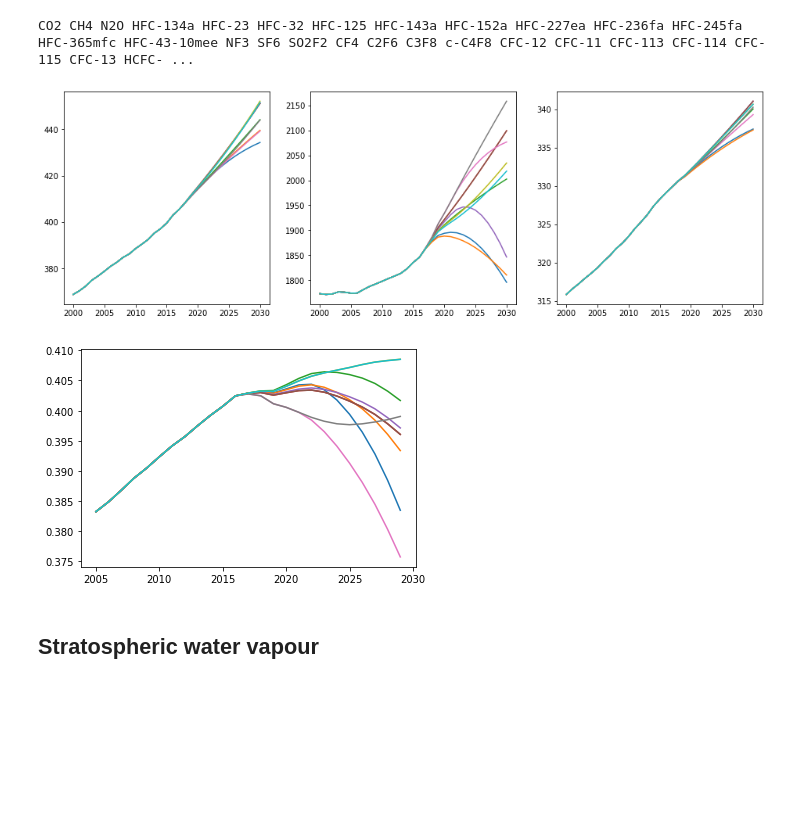
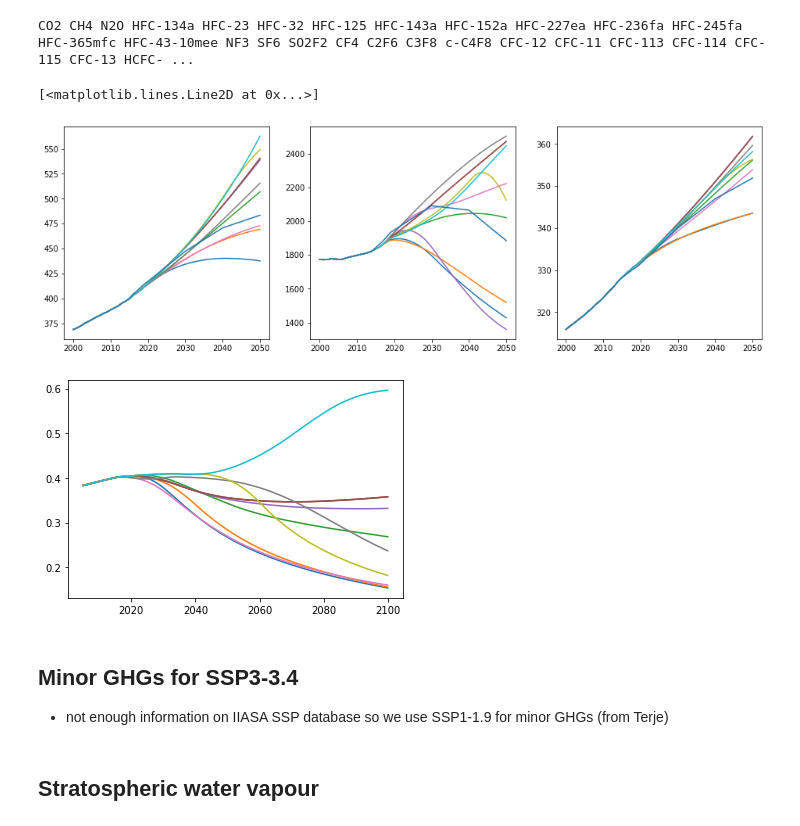
Before and after one commit to chrisroadmap/ar6, a Jupyter notebook: notebooks/110_chapter4_SSP_ERF.ipynb, the cells around one changed output. Cells and saved outputs as stored; diff of their text form; code cells hidden in the pictures; blank space fills up the shorter version.

```diff
--- a/notebooks/110_chapter4_SSP_ERF.ipynb
+++ b/notebooks/110_chapter4_SSP_ERF.ipynb
@@ -376,6 +452,7 @@ for scenario in tqdm(scenarios):
         (nh3-nh3[0]) * beta_nh3
     )
 # %%
-for scenario in tqdm(scenarios):
+for scenario in tqdm(scenarios_full):
     forcing[scenario]['aerosol-radiation_interactions'] = ERFari_median[scenario]
     forcing[scenario]['aerosol-cloud_interactions'] = ERFaci_median[scenario]
+print(forcing['ssp334']['aerosol-cloud_interactions'].shape)
@@ -390,7 +469,7 @@ bc_hist = df.loc[:,'X1750':'X2019'].sum(axis=0).values/1000.
 df = pd.read_csv('../data_output/AR6_ERF_1750-2019.csv')
 bc_ar6_forc = df.loc[:,'bc_on_snow']
 # %%
-for scenario in scenarios:
+for scenario in scenarios_full:
     bc = new_emissions[scenario]['BC'].values.squeeze()
     forcing[scenario]['bc_on_snow'] = (bc-bc[0])/(bc_hist[264]-bc_hist[0])*bc_ar6_forc[264]
     pl.plot(forcing[scenario]['bc_on_snow'])
@@ -412,6 +491,7 @@ for scenario in scenarios:
     contrail_forcing_2014 = bc_ar6_forc[264]
     forcing[scenario]['contrails'] = avi_nox/avi_nox_hist[264] * contrail_forcing_2014
     pl.plot(np.arange(1750,2501), forcing[scenario]['contrails'])
+forcing['ssp334']['contrails'] = np.copy(forcing['ssp370-lowNTCF-gidden']['contrails'])
 # %% [output]
 [figure]
 # %% [markdown]
@@ -427,4 +507,17 @@ for scenario in scenarios:
     lusf2019 = -0.20/(f(2019)-f(1750))
     forcing[scenario]['land_use'][:269] = lusf2019*(f(np.arange(1750,2019))-f(1750))
     pl.plot(np.arange(1750, 2501), forcing[scenario]['land_use'])
+
+lusf2019 = -0.20/np.cumsum(emissions.loc[(emissions['Scenario']=='ssp245')&(emissions['Region']=='World')&(emissions['Variable']=='Emissions|CO2|MAGICC AFOLU'),'1750':'2020'].interpolate(axis=1, pad=True).values.squeeze())[269]  # include irrigation of -0.05 in Sherwood et al
+co2 = np.ones(751) * np.nan
+df = pd.read_csv('../data_input/IIASA_SSP_Scenario_Database/AIM-CGE_ssp334.csv')
+f = interp1d([2005,2010,2020,2030,2040,2050,2060,2070,2080,2090,2100], df.loc[(df['SCENARIO']=='ssp334')&(df['VARIABLE']=="Emissions|CO2|Land Use"), "2005":"2100"].squeeze().values)
+co2[:265] = emissions.loc[(emissions['Scenario']=='ssp245')&(emissions['Region']=='World')&(emissions['Variable']=='Emissions|CO2|MAGICC AFOLU'),'1750':'2014'].interpolate(axis=1, pad=True).values.squeeze()
+co2[265:351] = f(np.arange(2015,2101))
+forcing['ssp334']['land_use'] = np.cumsum(co2) * lusf2019
+#co2[265:270] = np.linspace(1,0.2,5) * emissions_ceds_update.loc[2015:2019,'BC'].values + np.linspace(0,0.8,5) * bc[265:270]
+f = interp1d(ghimire['year'], ghimire['flux'], kind='linear', fill_value='extrapolate', bounds_error=False)
+lusf2019 = -0.20/(f(2019)-f(1750))
+forcing['ssp334']['land_use'][:269] = lusf2019*(f(np.arange(1750,2019))-f(1750))
+pl.plot(np.arange(1750, 2501), forcing['ssp334']['land_use'])
 # %% [output]
@@ -489,38 +583,85 @@ for scenario in tqdm(scenarios):
     forcing[scenario]['ch4'] = 0.86 * forcing[scenario]['ch4']
     forcing[scenario]['n2o'] = 1.07 * forcing[scenario]['n2o']
 
-    ax[0].plot(np.arange(2000,2031), co2[250:281])
-    ax[1].plot(np.arange(2000,2031),ch4[250:281])
-    ax[2].plot(np.arange(2000,2031),n2o[250:281])
+    ax[0].plot(np.arange(2000,2051), co2[250:301])
+    ax[1].plot(np.arange(2000,2051),ch4[250:301])
+    ax[2].plot(np.arange(2000,2051),n2o[250:301])
+
+
+scenario = 'ssp334'
+forcing[scenario]['co2'] = np.ones(751) * np.nan
+forcing[scenario]['ch4'] = np.ones(751) * np.nan
+forcing[scenario]['n2o'] = np.ones(751) * np.nan
+
+df = pd.read_csv('../data_input/IIASA_SSP_Scenario_Database/AIM-CGE_ssp334.csv')
+
+co2 = np.ones(751) * np.nan
+ch4 = np.ones(751) * np.nan
+n2o = np.ones(751) * np.nan
+
+co2[:265] = ghg_obs['CO2'].values[:265]
+ch4[:265] = ghg_obs['CH4'].values[:265]
+n2o[:265] = ghg_obs['N2O'].values[:265]
+
+f = interp1d([2005,2010,2020,2030,2040,2050,2060,2070,2080,2090,2100], df.loc[(df['SCENARIO']=='ssp334')&(df['VARIABLE']=="Diagnostics|MAGICC6|Concentration|CO2"), "2005":"2100"].squeeze().values)
+co2[265:351] = f(np.arange(2015,2101))
+co2[264:270] = np.linspace(1.0,0.0,6) * ghg_obs['CO2'].values[264:270] + np.linspace(0,1,6) * co2[264:270]
+
+f = interp1d([2005,2010,2020,2030,2040,2050,2060,2070,2080,2090,2100], df.loc[(df['SCENARIO']=='ssp334')&(df['VARIABLE']=="Diagnostics|MAGICC6|Concentration|CH4"), "2005":"2100"].squeeze().values)
+ch4[265:351] = f(np.arange(2015,2101))
+ch4[264:270] = np.linspace(1.0,0.0,6) * ghg_obs['CH4'].values[264:270] + np.linspace(0,1,6) * ch4[264:270]
+
+f = interp1d([2005,2010,2020,2030,2040,2050,2060,2070,2080,2090,2100], df.loc[(df['SCENARIO']=='ssp334')&(df['VARIABLE']=="Diagnostics|MAGICC6|Concentration|N2O"), "2005":"2100"].squeeze().values)
+n2o[265:351] = f(np.arange(2015,2101))
+n2o[264:270] = np.linspace(1.0,0.0,6) * ghg_obs['N2O'].values[264:270] + np.linspace(0,1,6) * n2o[264:270]
+
+for i, year in enumerate(range(1750,2101)):
+    forcing[scenario]['co2'][i], forcing[scenario]['ch4'][i], forcing[scenario]['n2o'][i] = meinshausen( #etminan(
+        [co2[i], ch4[i], n2o[i]],
+        [co2[0], ch4[0], n2o[0]], scale_F2x=False)
+
+# include rapid adjustments for CO2, CH4 and N2O:
+forcing[scenario]['co2'] = 1.05 * forcing[scenario]['co2']
+forcing[scenario]['ch4'] = 0.86 * forcing[scenario]['ch4']
+forcing[scenario]['n2o'] = 1.07 * forcing[scenario]['n2o']
+
+ax[0].plot(np.arange(2000,2051), co2[250:301])
+ax[1].plot(np.arange(2000,2051), ch4[250:301])
+ax[2].plot(np.arange(2000,2051), n2o[250:301])
 # %% [output]
+[<matplotlib.lines.Line2D at 0x...>]
-[figure, old version]
+[figure, new version]
 # %%
 gases=['CO2','CH4','N2O',
      'HFC125','HFC134a','HFC143a','HFC152a','HFC227ea','HFC23','HFC236fa','HFC245fa','HFC32','HFC365mfc','HFC4310mee',
      'NF3','C2F6','C3F8','C4F10','C5F12','C6F14','C7F16','C8F18','CF4','cC4F8','SF6','SO2F2','CCl4','CFC11','CFC113',
      'CFC114','CFC115','CFC12','CH2Cl2','CH3Br','CH3CCl3','CH3Cl','CHCl3','HCFC141b','HCFC142b','HCFC22','Halon1211',
      'Halon1301','Halon2402']
 
 trop_adjustment_scale = radeff.copy()
 for key in trop_adjustment_scale.keys():
     trop_adjustment_scale[key] = 1
 trop_adjustment_scale['CFC-11'] = 1.13
 trop_adjustment_scale['CFC-12'] = 1.12
 
 for scenario in scenarios:
     forcing[scenario]['other_wmghg'] = np.zeros(751)
     for gas in gases_obs[3:]:
         meins = concentrations.loc[(concentrations['Scenario']==scenario)&(concentrations['Region']=='World')&(concentrations.Variable.str.endswith(ghg_to_rcmip_names[gas])),'1750':'2500'].values.squeeze()
         if meins.shape == (0,751):
             meins = np.zeros(751)
         obs = ghg_obs[gas].values[:270]
         conc = np.zeros(751)
         conc[:265] = obs[:265]
         conc[264:270] = np.linspace(1.0,0.0,6) * obs[264:270] + np.linspace(0,1,6) * meins[264:270]
         conc[270:] = meins[270:]
         concentrations_out[scenario][gas] = conc
         forcing[scenario][gas] = ((conc - conc[0]) * radeff[gas] * 0.001) * trop_adjustment_scale[gas]
         forcing[scenario]['other_wmghg'] = forcing[scenario]['other_wmghg'] + forcing[scenario][gas]
-    pl.plot(np.arange(2005,2030), forcing[scenario]['other_wmghg'][255:280])
+    pl.plot(np.arange(2005,2101), forcing[scenario]['other_wmghg'][255:351])
 # %% [output]
-[figure, old version]
+[figure, new version]
+# %% [markdown]
+## Minor GHGs for SSP3-3.4
+
+- not enough information on IIASA SSP database so we use SSP1-1.9 for minor GHGs (from Terje)
```
Also changed, not shown: parts of 32 cells of this notebook, 7 other files.
